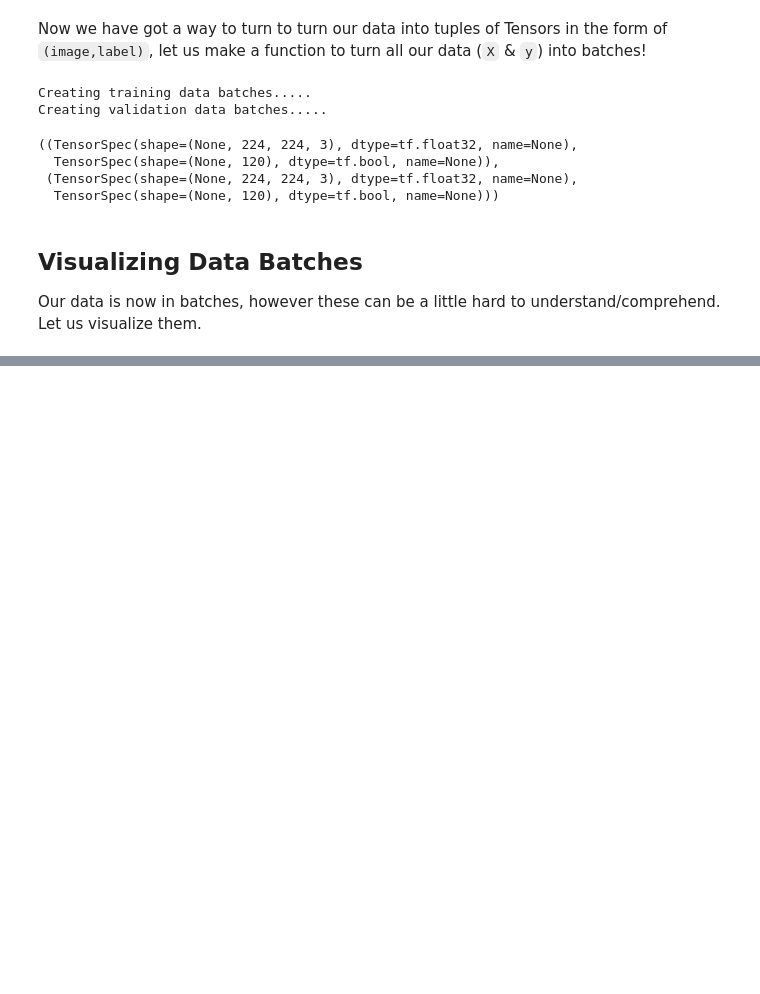
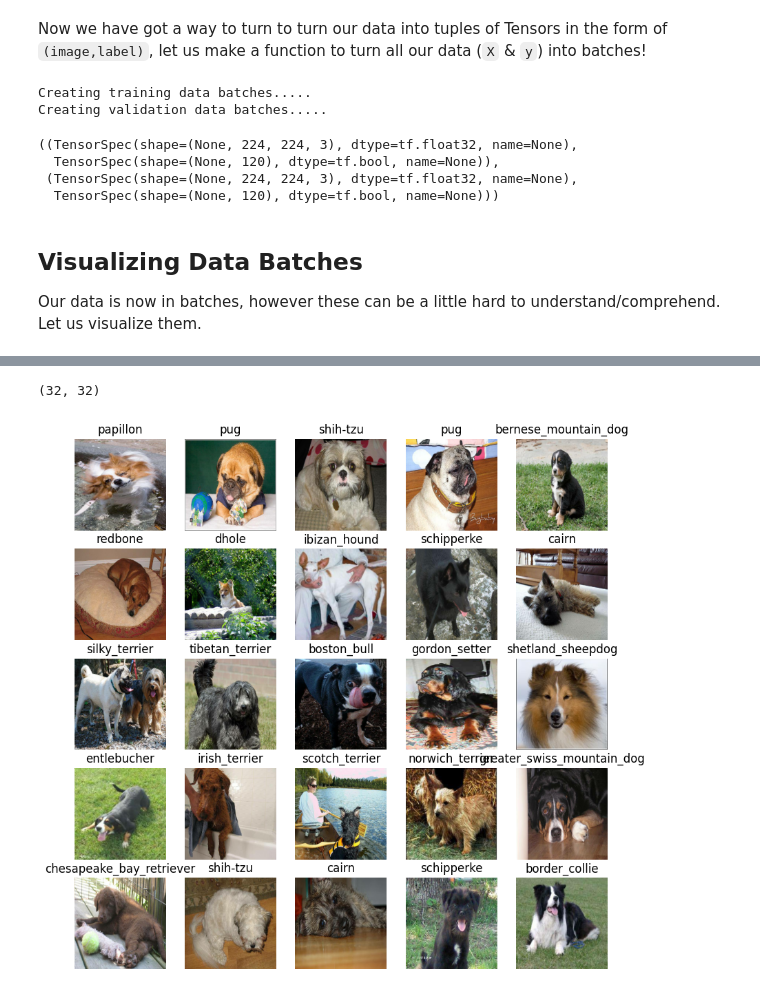
Before and after one commit to VirgSam/Pythonic-Journey, a Jupyter notebook: dog_vision.ipynb, the cells around one changed output, grey strips where cells are left out. Cells and saved outputs as stored; diff of their text form; code cells hidden in the pictures; blank space fills up the shorter version.

Commit message:
show training images and labels plus validation images and labels

```diff
--- a/dog_vision.ipynb
+++ b/dog_vision.ipynb
@@ -570,0 +615,9 @@ train_images, train_labels
+# %%
+len(train_images),len(train_labels)
+# %% [output]
+(32, 32)
+# %%
+# Now let us vizialize the data in a training batch
+show_25_images(train_images, train_labels)
+# %% [output]
+[figure, added]
```
Also changed, not shown: parts of 7 cells of this notebook.
